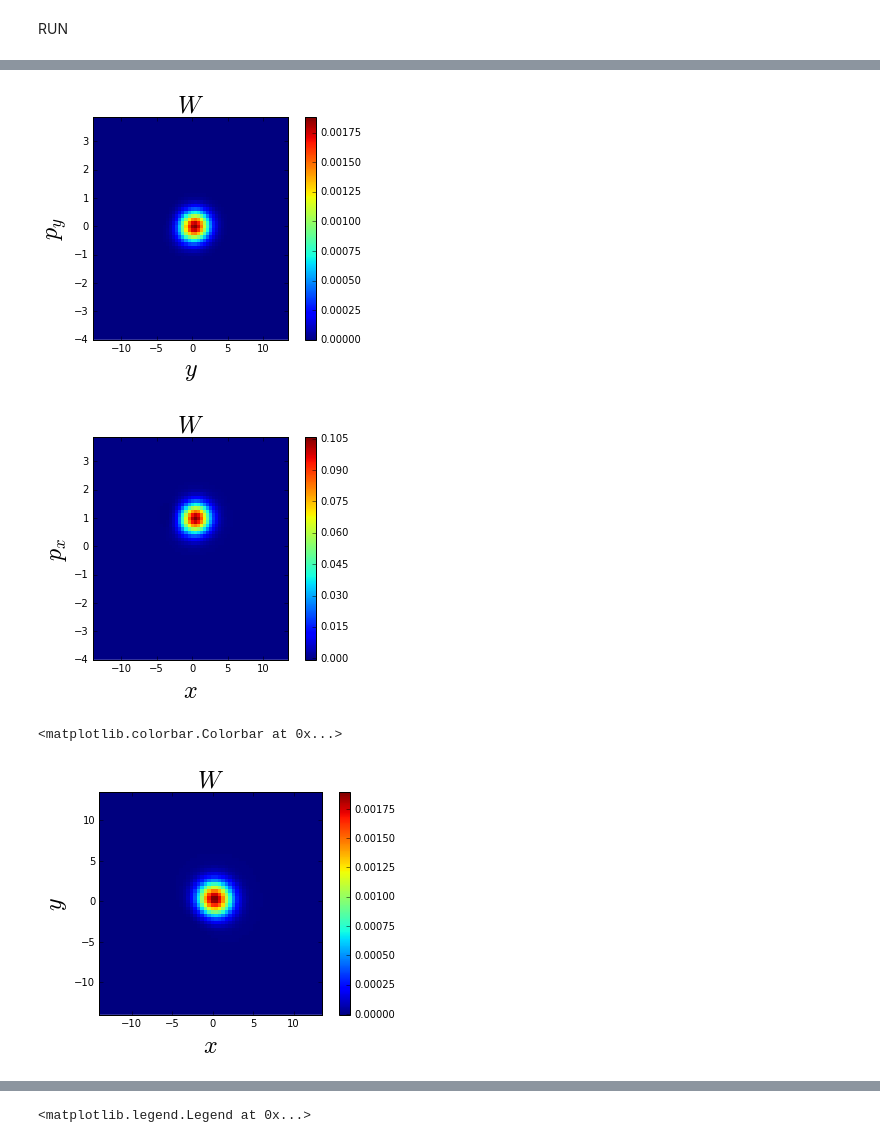
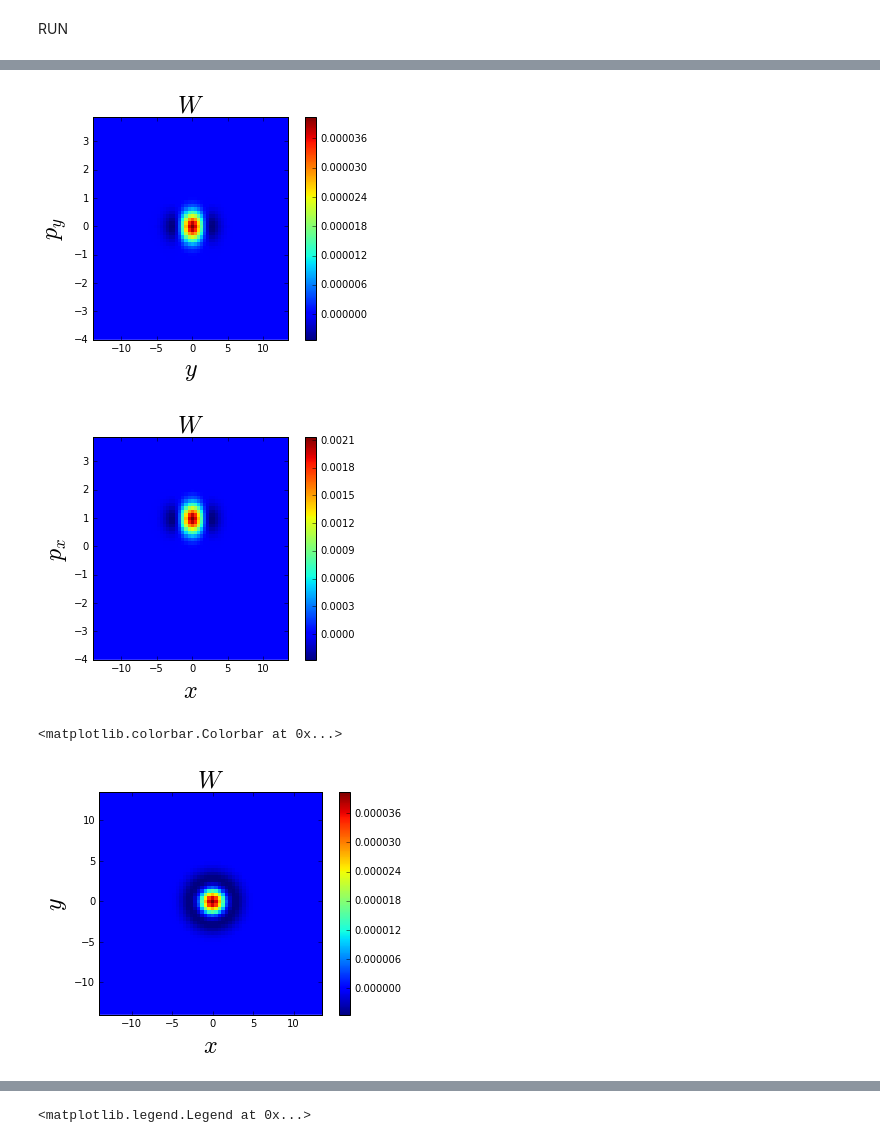
Before and after one commit to cabrer7/PyWignerCUDA2, a Jupyter notebook: instances/WignerDirac4D_64_64/Free.ipynb, the cells around one changed output, grey strips where cells are left out. Drawn from its saved outputs; the diff is of its cells as text; code cells hidden in the pictures.

```diff
--- a/instances/WignerDirac4D_64_64/Free.ipynb
+++ b/instances/WignerDirac4D_64_64/Free.ipynb
@@ -36,7 +36,7 @@ class frame( GPU_WignerDirac4D ):
         self.gridDIM_x   = 64     #axis 3
 
         self.skipFrames = 1
-        self.dt         = 0.02
+        self.dt         = 0.01
         self.timeSteps  =  40
 
         # Phase space window
@@ -224,3 +224,3 @@ print ' running time = ', (time.time() - t_init)/60. , 'min'
 # %%
-W = instance.W11 .get() + instance.W22 .get() + instance.W33 .get() + instance.W44 .get()
+W_end = instance.W11.get() + instance.W22 .get() + instance.W33 .get() + instance.W44 .get()
 # %%
@@ -230,6 +230,6 @@ np.sum(W).real*instance.dx*instance.dy*instance.dp_x*instance.dp_y
 # %%
 # Phase space y
-plt.imshow( W[:,:,instance.gridDIM_x/2, instance.gridDIM_x/2 ].real,
+plt.imshow( W_end[:,:,instance.gridDIM_x/2, instance.gridDIM_x/2 ].imag,
            extent=[-instance.y_amplitude , instance.y_amplitude-instance.dy,
                    -instance.p_y_amplitude, instance.p_y_amplitude-instance.dp_y] ,
            origin='lower', interpolation='none')
@@ -242,26 +242,26 @@ plt.ylabel('$p_y$',**axis_font)
 plt.colorbar()
 plt.axes().set_aspect(4)
 # %% [output]
-[figure, old version]
+[figure, new version]
 # %%
 # Phase space x
-plt.imshow( W[instance.gridDIM_y/2, instance.gridDIM_y/2, :, : ].real,
+plt.imshow( W_end[instance.gridDIM_y/2, instance.gridDIM_y/2, :, : ].imag,
            extent=[-instance.x_amplitude , instance.x_amplitude-instance.dx,
                    -instance.p_x_amplitude, instance.p_x_amplitude-instance.dp_x] ,
            origin='lower', interpolation='none')
 
 axis_font = {'size':'24'}
 plt.title( '$W$' , **axis_font)
 plt.xlabel('$x$',**axis_font)
 plt.ylabel('$p_x$',**axis_font)
 
 plt.colorbar()
 plt.axes().set_aspect(4)
 # %% [output]
-[figure, old version]
+[figure, new version]
 # %%
 # Configuration space
-plt.imshow( W[ instance.gridDIM_y/2 , : , instance.gridDIM_x/2 , : ].real,
+plt.imshow( W_end[ instance.gridDIM_y/2 , : , instance.gridDIM_x/2 , : ].imag,
            extent=[-instance.x_amplitude , instance.x_amplitude-instance.dx,
                    -instance.y_amplitude , instance.y_amplitude-instance.dy] ,
            origin='lower', interpolation='none')
@@ -274,6 +274,6 @@ plt.axes().set_aspect(1)
 plt.colorbar()
 # %% [output]
 <matplotlib.colorbar.Colorbar at 0x...>
-[figure, old version]
+[figure, new version]
 # %%
 # Momentum space
```
Also changed, not shown: parts of 12 cells of this notebook.
